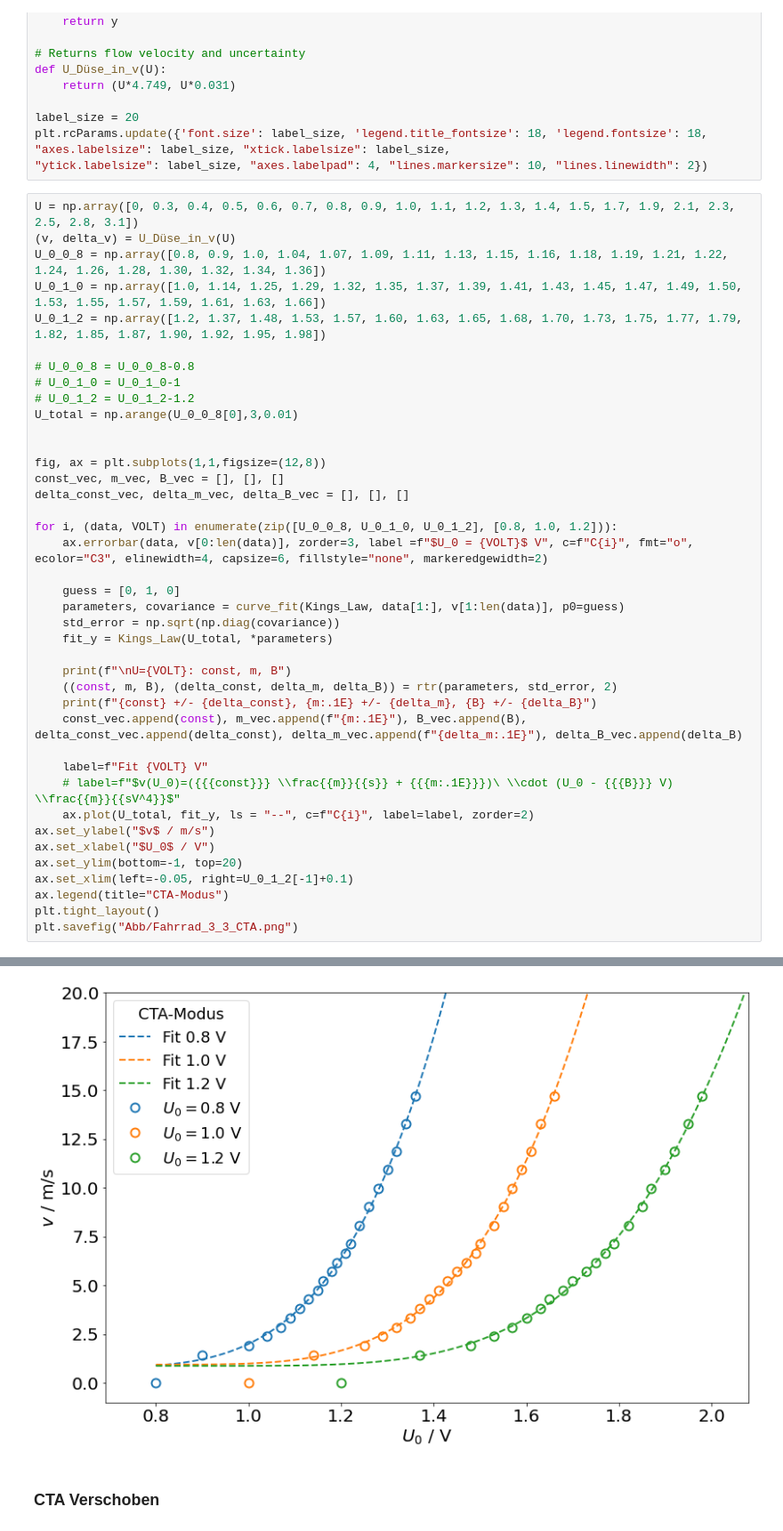
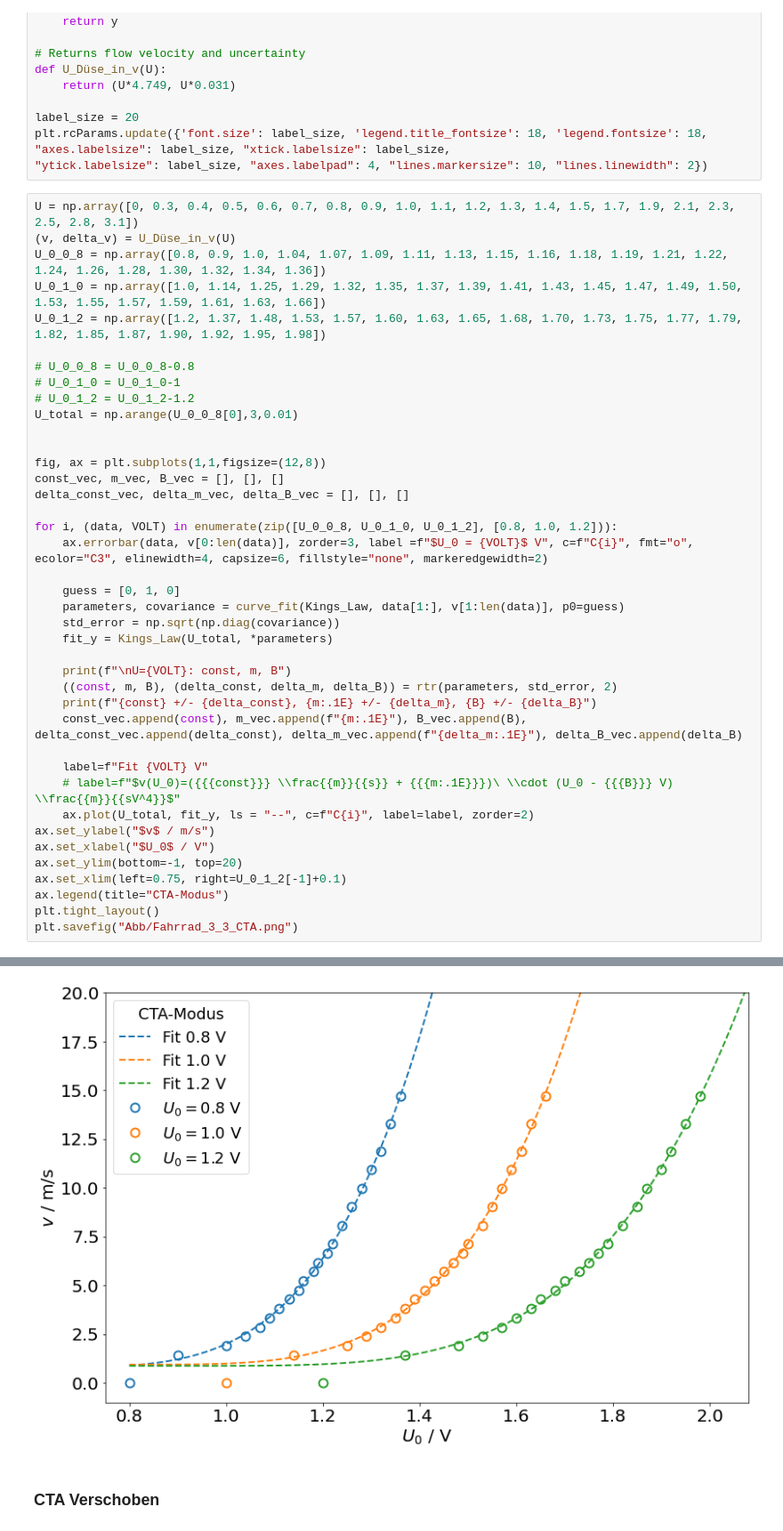
Before and after one commit to T1mors/FPR, a Jupyter notebook: 2 Hitzdraht/3_3_Fahrrad.ipynb, the cells around one changed output, grey strips where cells are left out. Shown at 89% size. Drawn from its saved outputs; the diff is of its cells as text.

```diff
--- a/2 Hitzdraht/3_3_Fahrrad.ipynb
+++ b/2 Hitzdraht/3_3_Fahrrad.ipynb
@@ -56,35 +56,35 @@ for i, (data, VOLT) in enumerate(zip([U_0_0_8, U_0_1_0, U_0_1_2], [0.8, 1.0, 1.2
     ax.errorbar(data, v[0:len(data)], zorder=3, label =f"$U_0 = {VOLT}$ V", c=f"C{i}", fmt="o", ecolor="C3", elinewidth=4, capsize=6, fillstyle="none", markeredgewidth=2)
 
     guess = [0, 1, 0]
     parameters, covariance = curve_fit(Kings_Law, data[1:], v[1:len(data)], p0=guess)
     std_error = np.sqrt(np.diag(covariance))
     fit_y = Kings_Law(U_total, *parameters)
 
     print(f"\nU={VOLT}: const, m, B")
     ((const, m, B), (delta_const, delta_m, delta_B)) = rtr(parameters, std_error, 2)
     print(f"{const} +/- {delta_const}, {m:.1E} +/- {delta_m}, {B} +/- {delta_B}")
     const_vec.append(const), m_vec.append(f"{m:.1E}"), B_vec.append(B), delta_const_vec.append(delta_const), delta_m_vec.append(f"{delta_m:.1E}"), delta_B_vec.append(delta_B)
 
     label=f"Fit {VOLT} V"
     # label=f"$v(U_0)=({{{const}}} \\frac{{m}}{{s}} + {{{m:.1E}}})\ \\cdot (U_0 - {{{B}}} V) \\frac{{m}}{{sV^4}}$"
     ax.plot(U_total, fit_y, ls = "--", c=f"C{i}", label=label, zorder=2)
 ax.set_ylabel("$v$ / m/s")
 ax.set_xlabel("$U_0$ / V")
 ax.set_ylim(bottom=-1, top=20)
-ax.set_xlim(left=-0.05, right=U_0_1_2[-1]+0.1)
+ax.set_xlim(left=0.75, right=U_0_1_2[-1]+0.1)
 ax.legend(title="CTA-Modus")
 plt.tight_layout()
 plt.savefig("Abb/Fahrrad_3_3_CTA.png")
 # %% [output]
 U=0.8: const, m, B
 0.79 +/- 0.14, 3.6E+01 +/- 2.8, 0.573 +/- 0.016
 
 U=1.0: const, m, B
 0.93 +/- 0.14, 2.3E+01 +/- 2.0, 0.779 +/- 0.02
 
 U=1.2: const, m, B
 0.86 +/- 0.12, 1.0E+01 +/- 0.71, 0.898 +/- 0.02
-[figure, old version]
+[figure, new version]
 # %% [markdown]
 ### CTA Verschoben
 # %%
```
Also changed, not shown: parts of 18 cells of this notebook, 23 other files.
